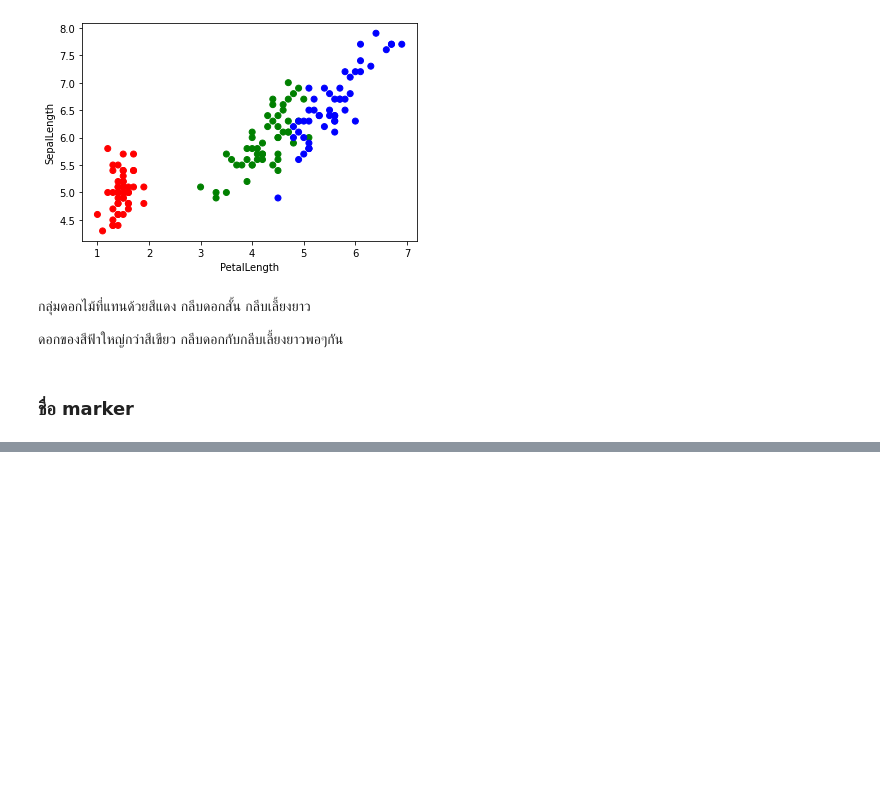
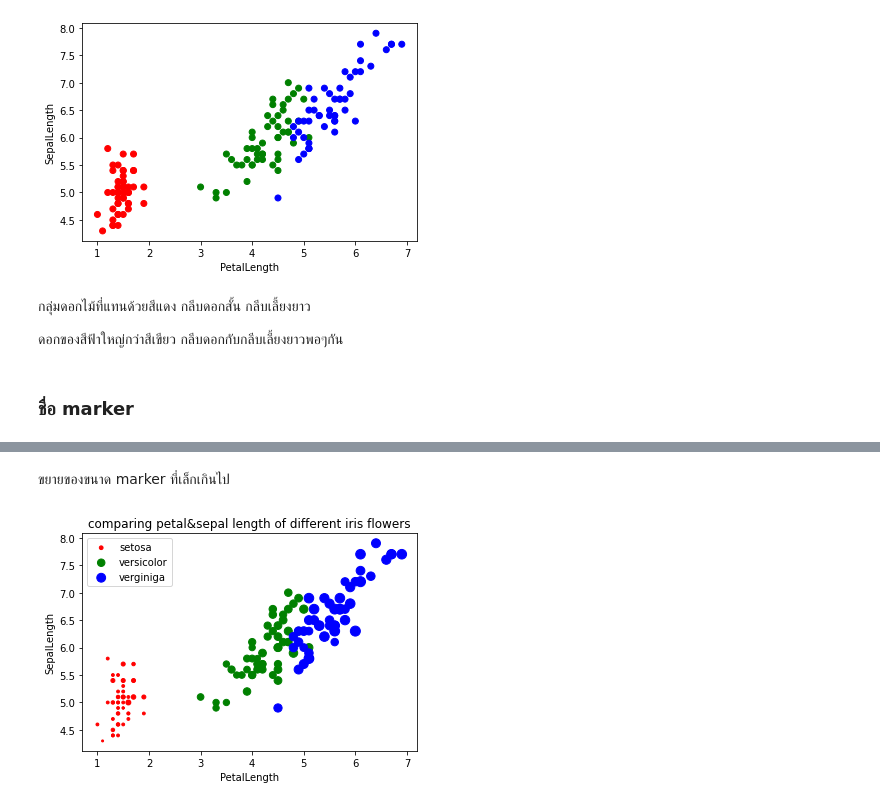
Before and after one commit to suphalaksana/data_viz_2022, a Jupyter notebook: DataViz02_Data_Distribution.ipynb, the cells around one changed output, grey strips where cells are left out. Cells and saved outputs as stored; diff of their text form; code cells hidden in the pictures; blank space fills up the shorter version.

```diff
--- a/DataViz02_Data_Distribution.ipynb
+++ b/DataViz02_Data_Distribution.ipynb
@@ -105,0 +120,12 @@ plt.title('comparing petal & sepal length of different iris flowers'); #ตั
+# %% [markdown]
+ขยายของขนาด marker ที่เล็กเกินไป
+# %%
+plt.scatter(df2['PetalLength'][:50],df2['SepalLength'][:50],c=df2['Name'][:50],label='setosa',s=40*df2['PetalWidth'][:50])
+plt.scatter(df2['PetalLength'][50:100],df2['SepalLength'][50:100],c=df2['Name'][50:100],label='versicolor',s=40*df2['PetalWidth'][50:100])
+plt.scatter(df2['PetalLength'][100:],df2['SepalLength'][100:],c=df2['Name'][100:],label='verginiga',s=40*df2['PetalWidth'][100:])
+plt.legend()
+plt.xlabel('PetalLength')
+plt.ylabel('SepalLength')
+plt.title('comparing petal&sepal length of different iris flowers');
+# %% [output]
+[figure, added]
```
Also changed, not shown: parts of 16 cells of this notebook.
